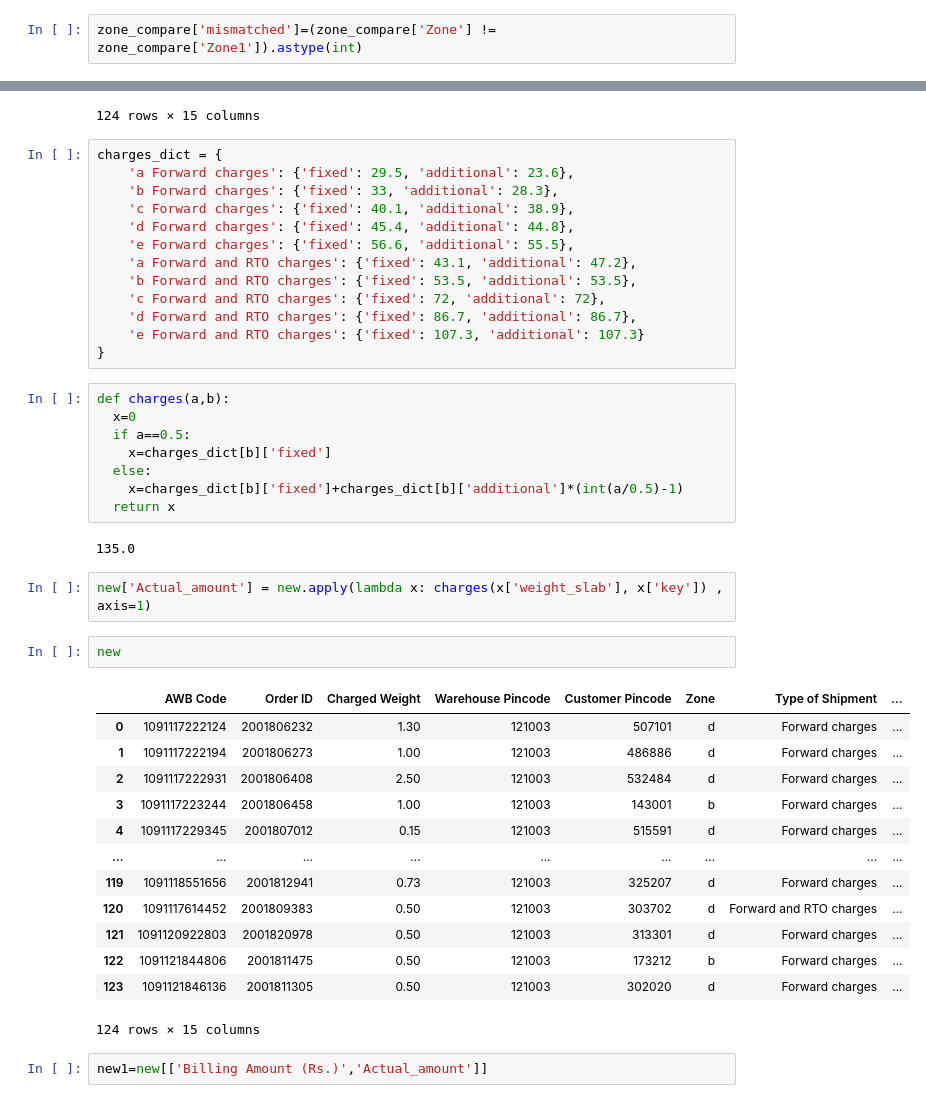
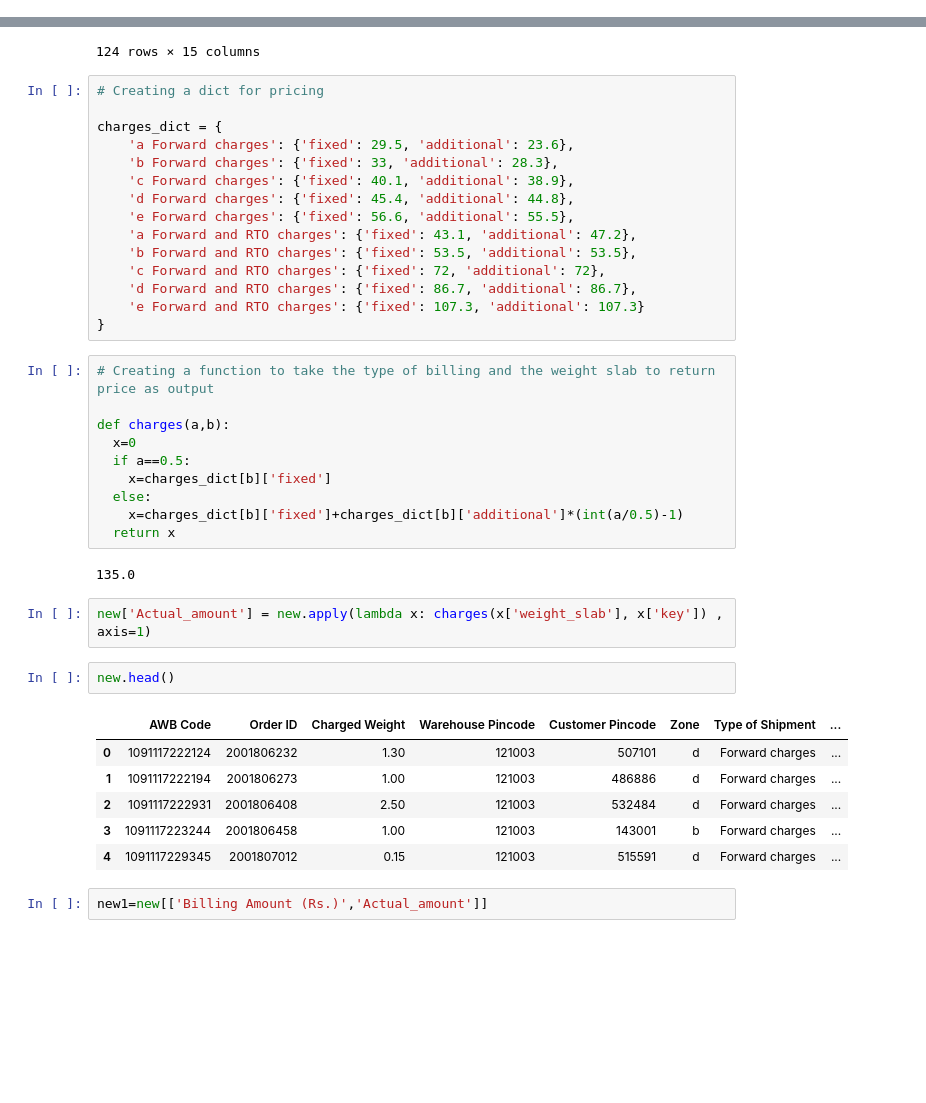
Before and after one commit to Sriharish19/Almax_notes, a Jupyter notebook: Cointab.ipynb, the cells around one changed output, grey strips where cells are left out. Saved outputs shown, nothing was run; the diff lists cells and outputs as text; blank space fills up the shorter version.

```diff
--- a/Cointab.ipynb
+++ b/Cointab.ipynb
@@ -49,8 +52,6 @@ zone=zone[['Customer Pincode', 'Zone1']]
 cc1=cc[['Order ID','Customer Pincode','Zone']]
 
 zone_compare=pd.merge(cc1,zone[['Customer Pincode','Zone1']],how='left',on='Customer Pincode')
-# %%
-zone_compare['mismatched']=(zone_compare['Zone'] != zone_compare['Zone1']).astype(int)
 # %%
 company_orders=pd.merge(zone_compare[['Order ID','Zone1']],df3,how='left',on='Order ID')
 # %%
@@ -102,6 +104,8 @@ new
 | 123 | 1091121846136 | 2001811305 | 0.50 | 121003 | 302020 | d | Forward charges | ... |
 124 rows × 15 columns
 # %%
+# Creating a dict for pricing
+
 charges_dict = {
     'a Forward charges': {'fixed': 29.5, 'additional': 23.6},
     'b Forward charges': {'fixed': 33, 'additional': 28.3},
@@ -115,6 +119,8 @@ charges_dict = {
     'e Forward and RTO charges': {'fixed': 107.3, 'additional': 107.3}
 }
 # %%
+# Creating a function to take the type of billing and the weight slab to return price as output
+
 def charges(a,b):
   x=0
   if a==0.5:
@@ -127,21 +133,14 @@ def charges(a,b):
 # %%
 new['Actual_amount'] = new.apply(lambda x: charges(x['weight_slab'], x['key']) , axis=1)
 # %%
-new
+new.head()
 # %% [output]
 |  | AWB Code | Order ID | Charged Weight | Warehouse Pincode | Customer Pincode | Zone | Type of Shipment | ... |
 | 0 | 1091117222124 | 2001806232 | 1.30 | 121003 | 507101 | d | Forward charges | ... |
 | 1 | 1091117222194 | 2001806273 | 1.00 | 121003 | 486886 | d | Forward charges | ... |
 | 2 | 1091117222931 | 2001806408 | 2.50 | 121003 | 532484 | d | Forward charges | ... |
 | 3 | 1091117223244 | 2001806458 | 1.00 | 121003 | 143001 | b | Forward charges | ... |
 | 4 | 1091117229345 | 2001807012 | 0.15 | 121003 | 515591 | d | Forward charges | ... |
-| ... | ... | ... | ... | ... | ... | ... | ... | ... |
-| 119 | 1091118551656 | 2001812941 | 0.73 | 121003 | 325207 | d | Forward charges | ... |
-| 120 | 1091117614452 | 2001809383 | 0.50 | 121003 | 303702 | d | Forward and RTO charges | ... |
-| 121 | 1091120922803 | 2001820978 | 0.50 | 121003 | 313301 | d | Forward charges | ... |
-| 122 | 1091121844806 | 2001811475 | 0.50 | 121003 | 173212 | b | Forward charges | ... |
-| 123 | 1091121846136 | 2001811305 | 0.50 | 121003 | 302020 | d | Forward charges | ... |
-124 rows × 15 columns
 # %%
 new1=new[['Billing Amount (Rs.)','Actual_amount']]
 # %%
```
Also changed, not shown: parts of 5 cells of this notebook.
